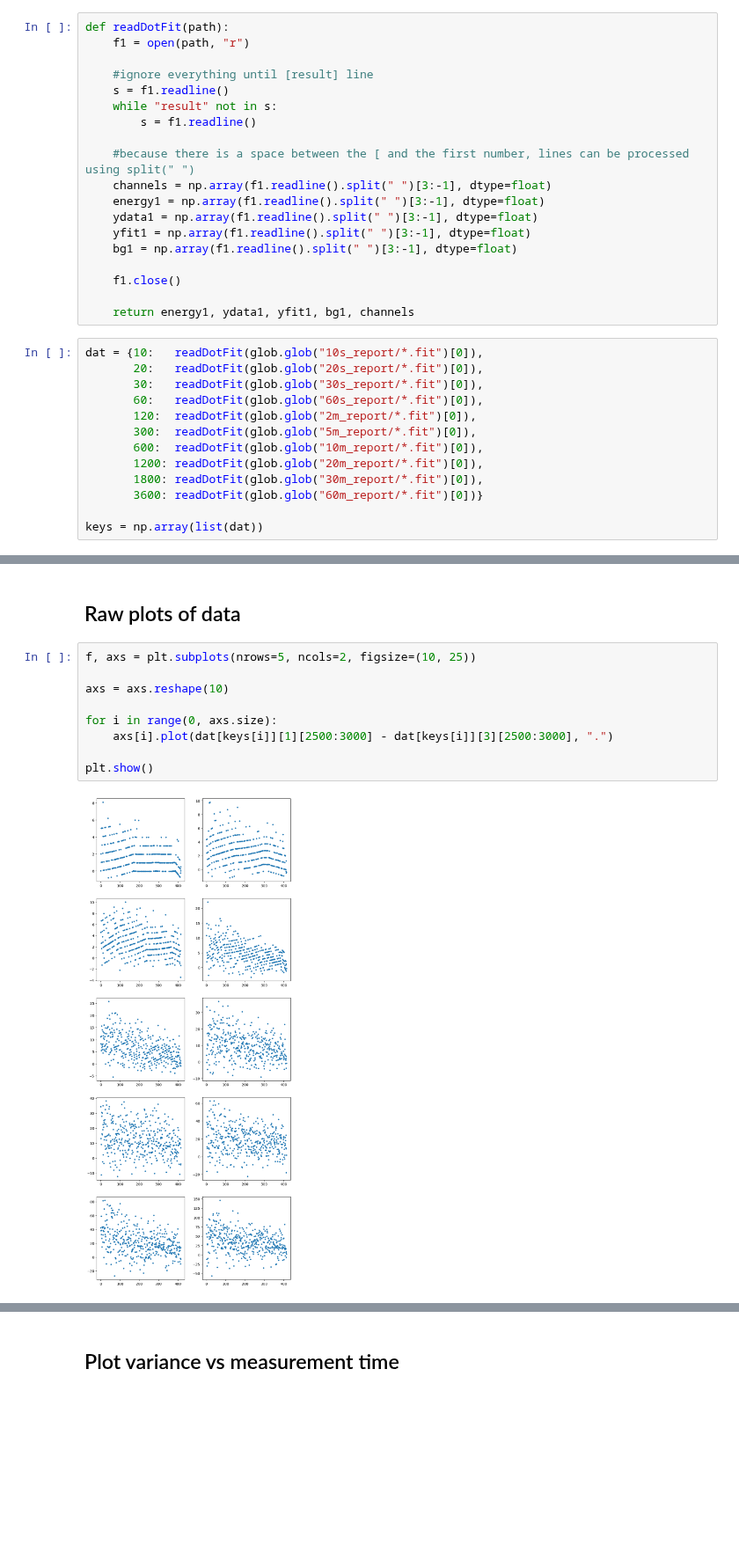
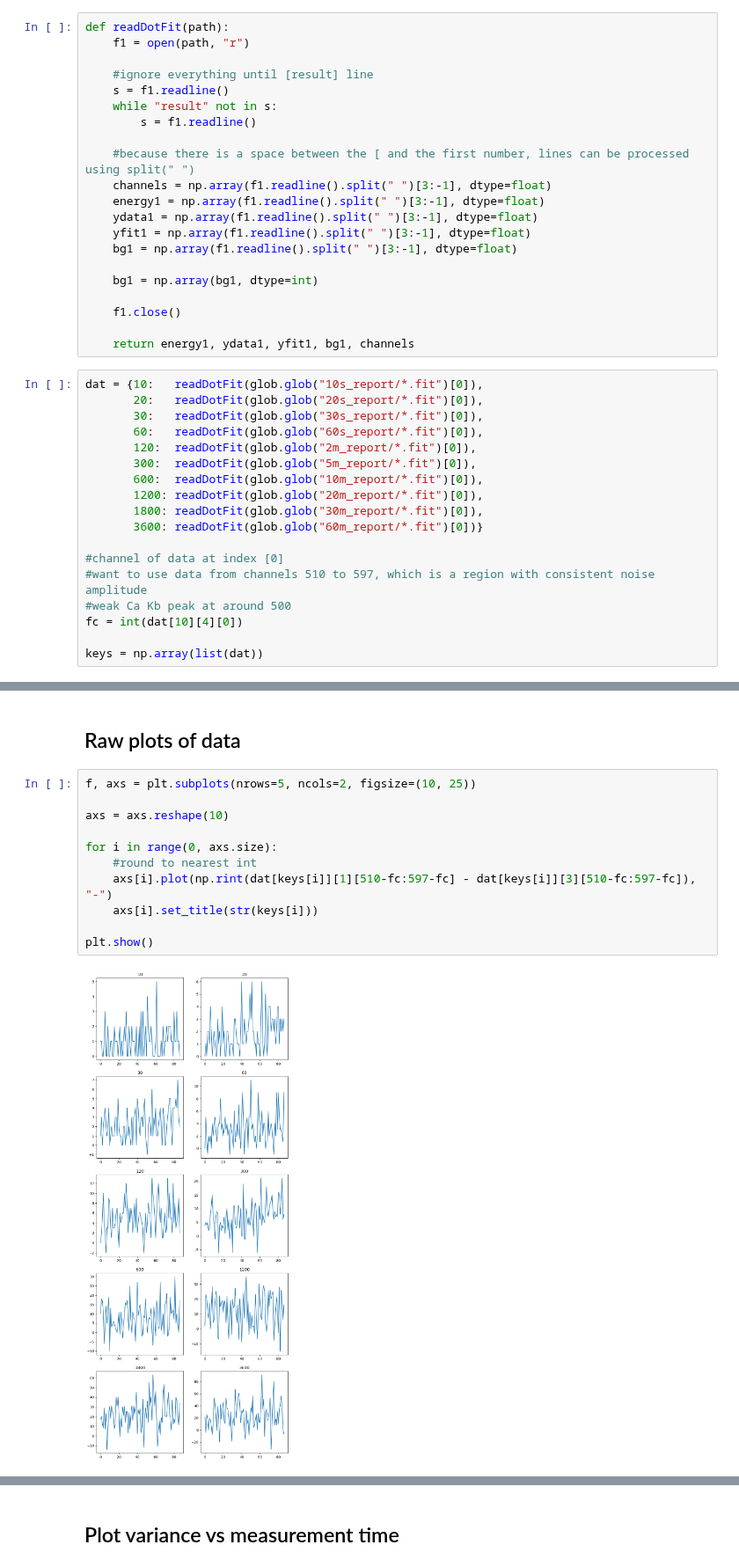
Before and after one commit to ELFREELAND/xrf-thickness-studies, a Jupyter notebook: 20230712_CVD_3158_scantime/scan_time_studies.ipynb, the cells around one changed output, grey strips where cells are left out. Shown at 88% size. Drawn from its saved outputs; the diff is of its cells as text; blank space fills up the shorter version.

Commit message:
scan time studies updates
changed region to do scan time studies on to one with more consistent noise amplitude

```diff
--- a/20230712_CVD_3158_scantime/scan_time_studies.ipynb
+++ b/20230712_CVD_3158_scantime/scan_time_studies.ipynb
@@ -30,6 +30,8 @@ def readDotFit(path):
     yfit1 = np.array(f1.readline().split(" ")[3:-1], dtype=float)
     bg1 = np.array(f1.readline().split(" ")[3:-1], dtype=float)
 
+    bg1 = np.array(bg1, dtype=int)
+
     f1.close()
 
     return energy1, ydata1, yfit1, bg1, channels
@@ -45,6 +47,11 @@ dat = {10:   readDotFit(glob.glob("10s_report/*.fit")[0]),
        1800: readDotFit(glob.glob("30m_report/*.fit")[0]),
        3600: readDotFit(glob.glob("60m_report/*.fit")[0])}
 
+#channel of data at index [0]
+#want to use data from channels 510 to 597, which is a region with consistent noise amplitude
+#weak Ca Kb peak at around 500
+fc = int(dat[10][4][0])
+
 keys = np.array(list(dat))
 # %% [markdown]
 # Plotting
@@ -53,11 +60,13 @@ keys = np.array(list(dat))
 # %%
 f, axs = plt.subplots(nrows=5, ncols=2, figsize=(10, 25))
 
 axs = axs.reshape(10)
 
 for i in range(0, axs.size):
-    axs[i].plot(dat[keys[i]][1][2500:3000] - dat[keys[i]][3][2500:3000], ".")
+    #round to nearest int
+    axs[i].plot(np.rint(dat[keys[i]][1][510-fc:597-fc] - dat[keys[i]][3][510-fc:597-fc]), "-")
+    axs[i].set_title(str(keys[i]))
 
 plt.show()
 # %% [output]
-[figure, old version]
+[figure, new version]
```
Also changed, not shown: parts of 5 cells of this notebook, 2 other files.
